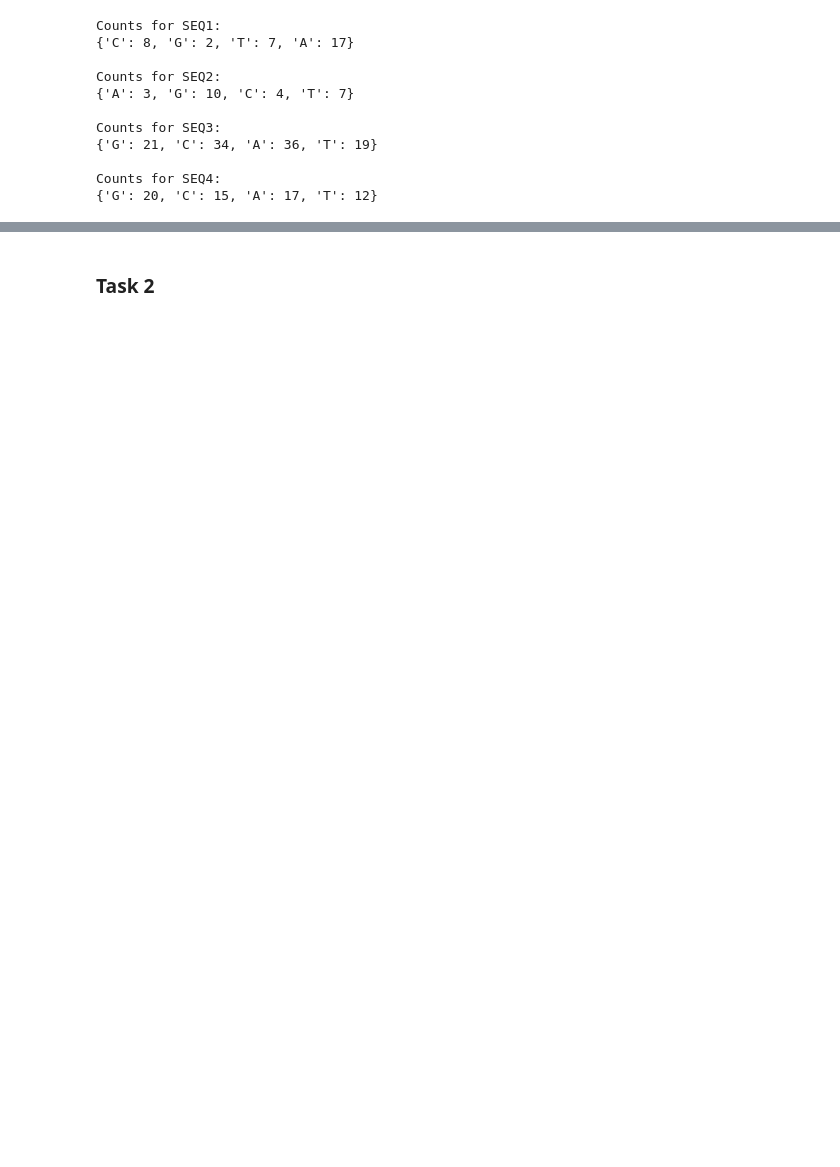
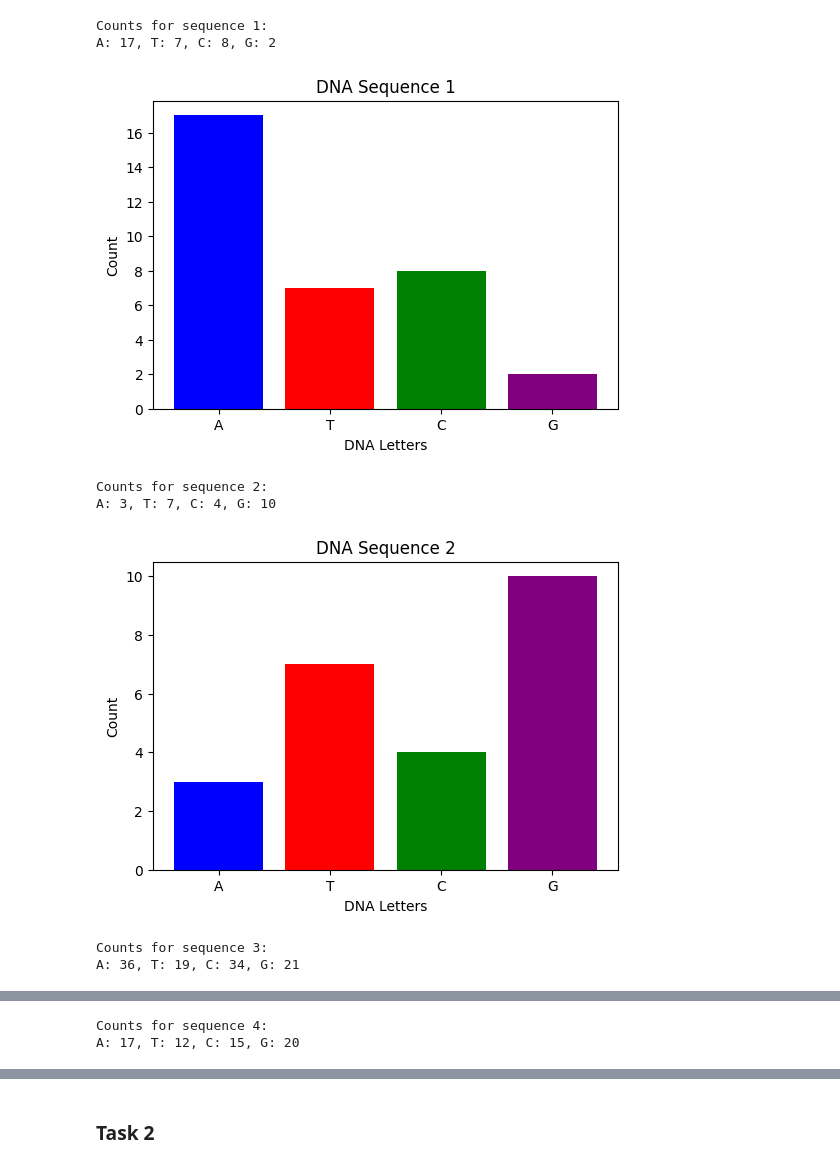
Before and after one commit to wahdanz1/OPA24_AI_Lab-1_-_DNA-decoding, a Jupyter notebook: Main.ipynb, the cells around one changed output, grey strips where cells are left out. Drawn from its saved outputs; the diff is of its cells as text; code cells hidden in the pictures; blank space fills up the shorter version.

Commit message:
Added graph function and cleaned up code/markdowns

```diff
--- a/Main.ipynb
+++ b/Main.ipynb
@@ -6,6 +6,8 @@ Count the number of different DNA letters in each sequence.
 # %%
 # ----------------------------------------------------------------------------------
 # MODULES
+%matplotlib inline
+import matplotlib.pyplot as plt
 from collections import Counter
 # ----------------------------------------------------------------------------------
 # FUNCTIONS
@@ -16,56 +18,71 @@ def open_and_extract_data_from_file():
 
     with open('data/dna_raw_complicated.txt', 'r') as dna_file:
         for line in dna_file:
-            line = line.strip().upper()  # Remove whitespaces and lowercase all letters
+            line = line.strip().upper()  # Remove whitespaces and uppercase all letters
 
             if line.startswith('>'):  # If it's a header (beginning of sequence)
                 if current_seq is not None: # ('is not None' can be skipped)
                     sequences.append(current_seq)  # Save previous sequence
 
                 # Create a new sequence dictionary
-                current_seq = {"id": line[1:], "sequence": ""}
+                current_seq = {"id": line[4:], "sequence": ""}
             else:
                 if current_seq is not None:
                     current_seq["sequence"] += line  # Append sequence data
 
         if current_seq is not None:
             sequences.append(current_seq)  # Add last sequence
 
     return sequences  # Return the list of sequences
 # ----------------------------------------------------------------------------------
 # Count each letter in each dictionary's 'sequence'-key and store it
 def count_letters_in_sequence(sequence_string):
     letter_count = Counter(sequence_string)
 
-    # Filter out unwanted letters
-    filtered_count = {key: value for key, value in letter_count.items() if key in {'A', 'C', 'T', 'G'}}
+    # Filter and ensure order
+    ordered_letters = ['A', 'T', 'C', 'G']
+    filtered_count = {key: letter_count[key] for key in ordered_letters if key in letter_count}
 
-    print(filtered_count)
+    print(", ".join(f"{key}: {filtered_count[key]}" for key in ordered_letters if key in filtered_count))
+
+    return filtered_count
 
 # ----------------------------------------------------------------------------------
 # Print the result
 def print_letters_per_seq(sequences):
     for seq in sequences:
-        print(f"Counts for {seq['id']}:")
-        count_letters_in_sequence(seq["sequence"])
-        print()  # Blank line for readability
+        print(f"Counts for sequence {seq['id']}:")
+        letter_counts = count_letters_in_sequence(seq["sequence"])
+        print()
+
+        # Generate a graph
+        graph_letter_frequencies(seq["id"], letter_counts)
 # ----------------------------------------------------------------------------------
-# Graph the result (with matplotlib - need to read up on this)
+# Graph-plotting
+def graph_letter_frequencies(seq_id, letter_counts):
+    plt.figure(figsize=(6, 4))
+
+    letters = list(letter_counts.keys()) # Extract the DNA letters (A, T, C, G)
+    counts = list(letter_counts.values()) # Extract corresponding counts
+
+    plt.bar(letters, counts, color=['blue', 'red', 'green', 'purple'])
+    plt.xlabel("DNA Letters")
+    plt.ylabel("Count")
+    plt.title(f"DNA Sequence {seq_id}")
+    plt.show()
+
 # ----------------------------------------------------------------------------------
 # MAIN PROGRAM
 # Adds elements (dictionaries) to a list with the help of a function
 sequences = open_and_extract_data_from_file()
 
 print_letters_per_seq(sequences)
 # %% [output]
-Counts for SEQ1:
-{'C': 8, 'G': 2, 'T': 7, 'A': 17}
-
-Counts for SEQ2:
-{'A': 3, 'G': 10, 'C': 4, 'T': 7}
-
-Counts for SEQ3:
-{'G': 21, 'C': 34, 'A': 36, 'T': 19}
-
-Counts for SEQ4:
-{'G': 20, 'C': 15, 'A': 17, 'T': 12}
+Counts for sequence 1:
+A: 17, T: 7, C: 8, G: 2
+[figure, added]
+Counts for sequence 2:
+A: 3, T: 7, C: 4, G: 10
+[figure, added]
+Counts for sequence 3:
+A: 36, T: 19, C: 34, G: 21
@@ -71,0 +90,2 @@ Counts for SEQ4:
+Counts for sequence 4:
+A: 17, T: 12, C: 15, G: 20
```
Also changed, not shown: parts of 2 cells of this notebook.
